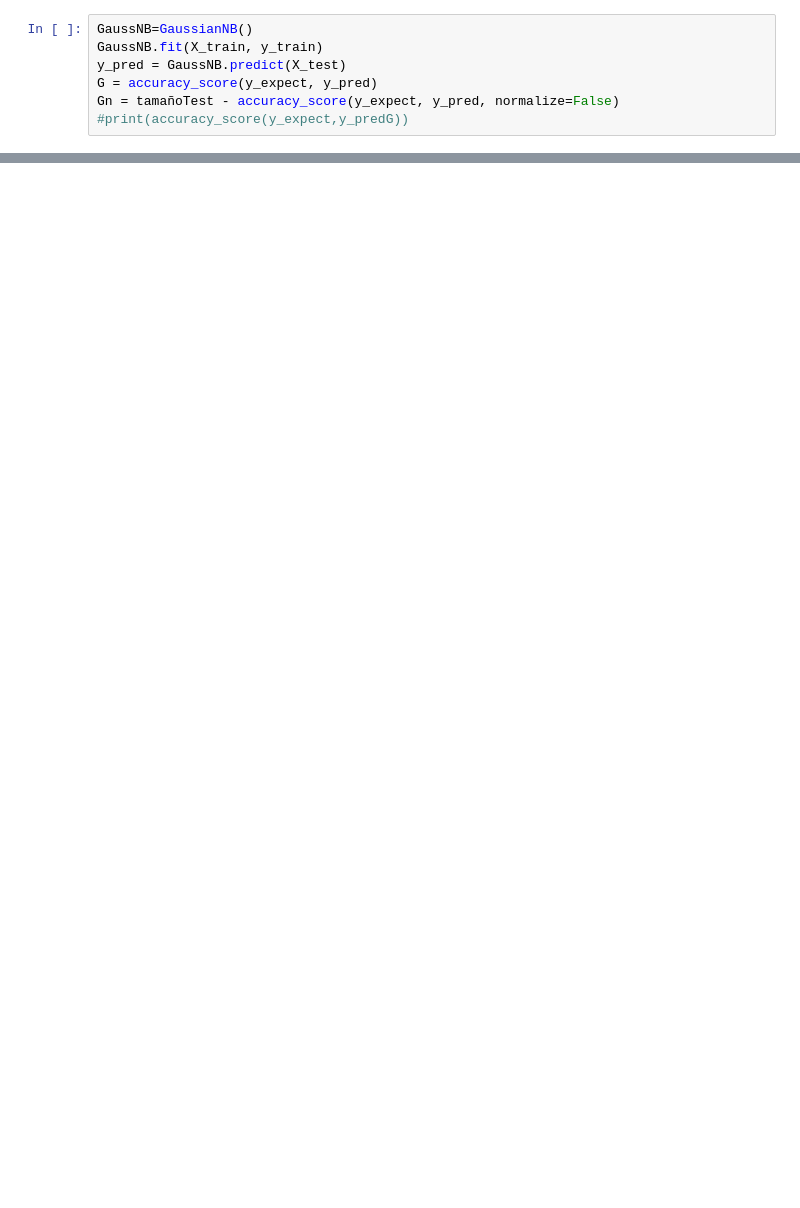
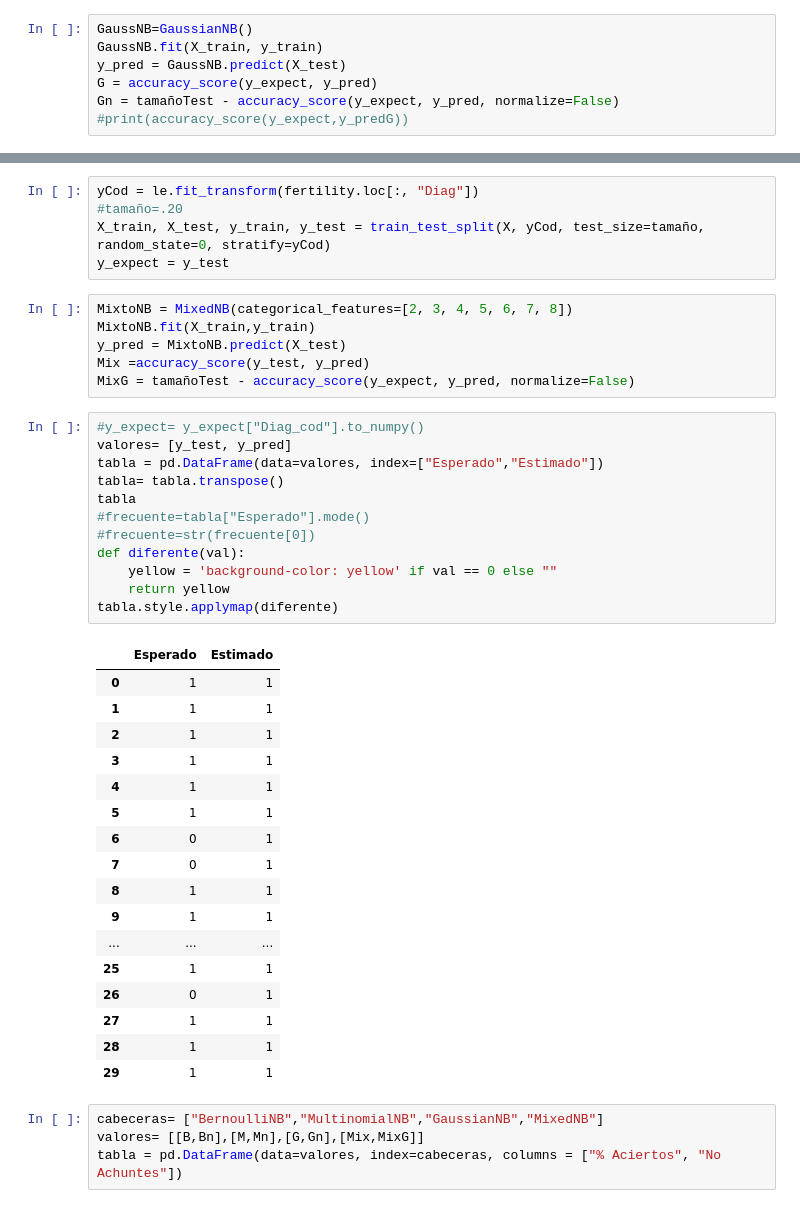
Before and after one commit to WilderGitHub/MCD, a Jupyter notebook: I. 03 Minería de Datos I/Practicas/Practica 4 Naive Bayes/Practica 4 NaiveBayes.ipynb, the cells around one changed output, grey strips where cells are left out. Saved outputs shown, nothing was run; the diff lists cells and outputs as text; blank space fills up the shorter version.

```diff
--- a/I. 03 Minería de Datos I/Practicas/Practica 4 Naive Bayes/Practica 4 NaiveBayes.ipynb
+++ b/I. 03 Minería de Datos I/Practicas/Practica 4 Naive Bayes/Practica 4 NaiveBayes.ipynb
@@ -107,0 +100,45 @@ tabla
+# %%
+yCod = le.fit_transform(fertility.loc[:, "Diag"])
+#tamaño=.20
+X_train, X_test, y_train, y_test = train_test_split(X, yCod, test_size=tamaño, random_state=0, stratify=yCod)
+y_expect = y_test
+# %%
+MixtoNB = MixedNB(categorical_features=[2, 3, 4, 5, 6, 7, 8])
+MixtoNB.fit(X_train,y_train)
+y_pred = MixtoNB.predict(X_test)
+Mix =accuracy_score(y_test, y_pred)
+MixG = tamañoTest - accuracy_score(y_expect, y_pred, normalize=False)
+# %%
+#y_expect= y_expect["Diag_cod"].to_numpy()
+valores= [y_test, y_pred]
+tabla = pd.DataFrame(data=valores, index=["Esperado","Estimado"])
+tabla= tabla.transpose()
+tabla
+#frecuente=tabla["Esperado"].mode()
+#frecuente=str(frecuente[0])
+def diferente(val):
+    yellow = 'background-color: yellow' if val == 0 else ""
+    return yellow
+tabla.style.applymap(diferente)
+# %% [output]
+|  | Esperado | Estimado |
+| 0 | 1 | 1 |
+| 1 | 1 | 1 |
+| 2 | 1 | 1 |
+| 3 | 1 | 1 |
+| 4 | 1 | 1 |
+| 5 | 1 | 1 |
+| 6 | 0 | 1 |
+| 7 | 0 | 1 |
+| 8 | 1 | 1 |
+| 9 | 1 | 1 |
+| ... | ... | ... |
+| 25 | 1 | 1 |
+| 26 | 0 | 1 |
+| 27 | 1 | 1 |
+| 28 | 1 | 1 |
+| 29 | 1 | 1 |
+# %%
+cabeceras= ["BernoulliNB","MultinomialNB","GaussianNB","MixedNB"]
+valores= [[B,Bn],[M,Mn],[G,Gn],[Mix,MixG]]
+tabla = pd.DataFrame(data=valores, index=cabeceras, columns = ["% Aciertos", "No Achuntes"])
```
Also changed, not shown: parts of 12 cells of this notebook, 1 other file.
